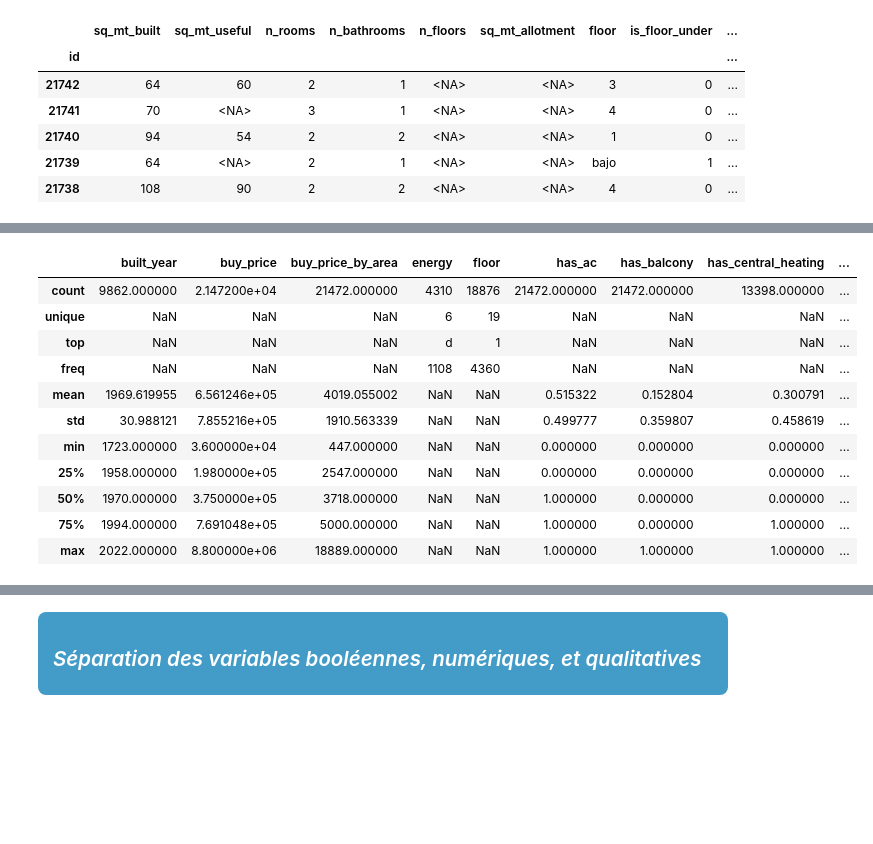
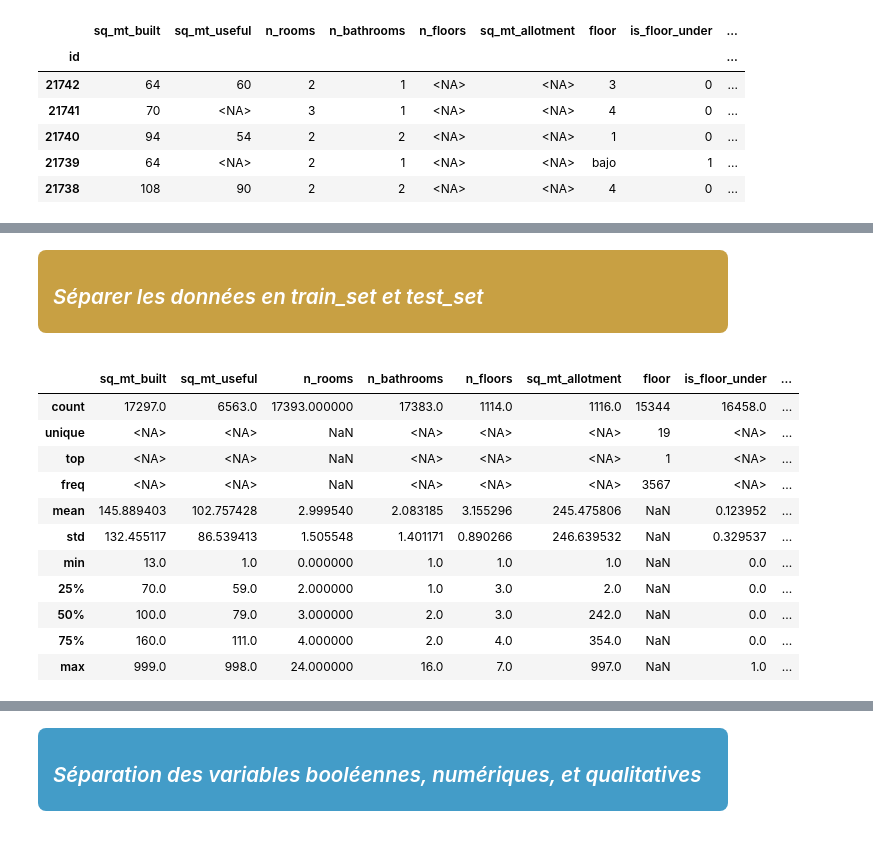
Before and after one commit to bruno-coulet/apartment-hunter, a Jupyter notebook: preprocess.ipynb, the cells around one changed output, grey strips where cells are left out. Cells and saved outputs as stored; diff of their text form; code cells hidden in the pictures; blank space fills up the shorter version.

```diff
--- a/preprocess.ipynb
+++ b/preprocess.ipynb
@@ -36,16 +103,32 @@ df.head()
+# %%
+X = df.drop(columns=['buy_price'])
+y = df['buy_price']
+# %% [markdown]
+<div style="
+    background-color: #c8a043ff;
+    color: #fff;
+    font-size: 16px;
+    font-style: italic;
+    padding: 10px 15px;
+    margin-bottom: 15px;
+    border-radius: 8px;">
+<h3>Séparer les données en train_set et test_set</h3>
+</div>
+# %%
+X_train, X_test, y_train, y_test = train_test_split(X, y, test_size=0.2, random_state=42)
 # %%
-df.describe(include='all')
+X_train.describe(include='all')
 # %% [output]
-|  | built_year | buy_price | buy_price_by_area | energy | floor | has_ac | has_balcony | has_central_heating | ... |
-| count | 9862.000000 | 2.147200e+04 | 21472.000000 | 4310 | 18876 | 21472.000000 | 21472.000000 | 13398.000000 | ... |
-| unique | NaN | NaN | NaN | 6 | 19 | NaN | NaN | NaN | ... |
-| top | NaN | NaN | NaN | d | 1 | NaN | NaN | NaN | ... |
-| freq | NaN | NaN | NaN | 1108 | 4360 | NaN | NaN | NaN | ... |
-| mean | 1969.619955 | 6.561246e+05 | 4019.055002 | NaN | NaN | 0.515322 | 0.152804 | 0.300791 | ... |
-| std | 30.988121 | 7.855216e+05 | 1910.563339 | NaN | NaN | 0.499777 | 0.359807 | 0.458619 | ... |
-| min | 1723.000000 | 3.600000e+04 | 447.000000 | NaN | NaN | 0.000000 | 0.000000 | 0.000000 | ... |
-| 25% | 1958.000000 | 1.980000e+05 | 2547.000000 | NaN | NaN | 0.000000 | 0.000000 | 0.000000 | ... |
-| 50% | 1970.000000 | 3.750000e+05 | 3718.000000 | NaN | NaN | 1.000000 | 0.000000 | 0.000000 | ... |
-| 75% | 1994.000000 | 7.691048e+05 | 5000.000000 | NaN | NaN | 1.000000 | 0.000000 | 1.000000 | ... |
-| max | 2022.000000 | 8.800000e+06 | 18889.000000 | NaN | NaN | 1.000000 | 1.000000 | 1.000000 | ... |
+|  | sq_mt_built | sq_mt_useful | n_rooms | n_bathrooms | n_floors | sq_mt_allotment | floor | is_floor_under | ... |
+| count | 17297.0 | 6563.0 | 17393.000000 | 17383.0 | 1114.0 | 1116.0 | 15344 | 16458.0 | ... |
+| unique | <NA> | <NA> | NaN | <NA> | <NA> | <NA> | 19 | <NA> | ... |
+| top | <NA> | <NA> | NaN | <NA> | <NA> | <NA> | 1 | <NA> | ... |
+| freq | <NA> | <NA> | NaN | <NA> | <NA> | <NA> | 3567 | <NA> | ... |
+| mean | 145.889403 | 102.757428 | 2.999540 | 2.083185 | 3.155296 | 245.475806 | NaN | 0.123952 | ... |
+| std | 132.455117 | 86.539413 | 1.505548 | 1.401171 | 0.890266 | 246.639532 | NaN | 0.329537 | ... |
+| min | 13.0 | 1.0 | 0.000000 | 1.0 | 1.0 | 1.0 | NaN | 0.0 | ... |
+| 25% | 70.0 | 59.0 | 2.000000 | 1.0 | 3.0 | 2.0 | NaN | 0.0 | ... |
+| 50% | 100.0 | 79.0 | 3.000000 | 2.0 | 3.0 | 242.0 | NaN | 0.0 | ... |
+| 75% | 160.0 | 111.0 | 4.000000 | 2.0 | 4.0 | 354.0 | NaN | 0.0 | ... |
+| max | 999.0 | 998.0 | 24.000000 | 16.0 | 7.0 | 997.0 | NaN | 1.0 | ... |
 # %%
```
Also changed, not shown: parts of 18 cells of this notebook, 1 other file.
